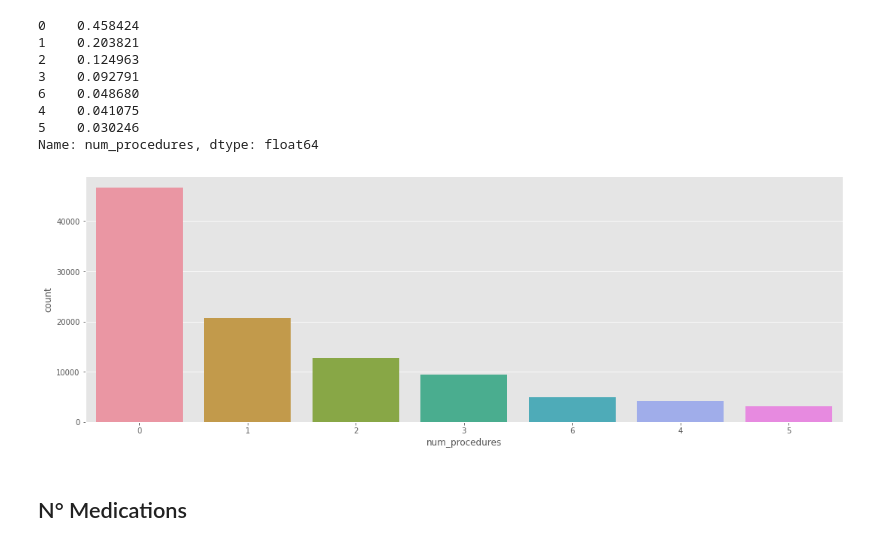
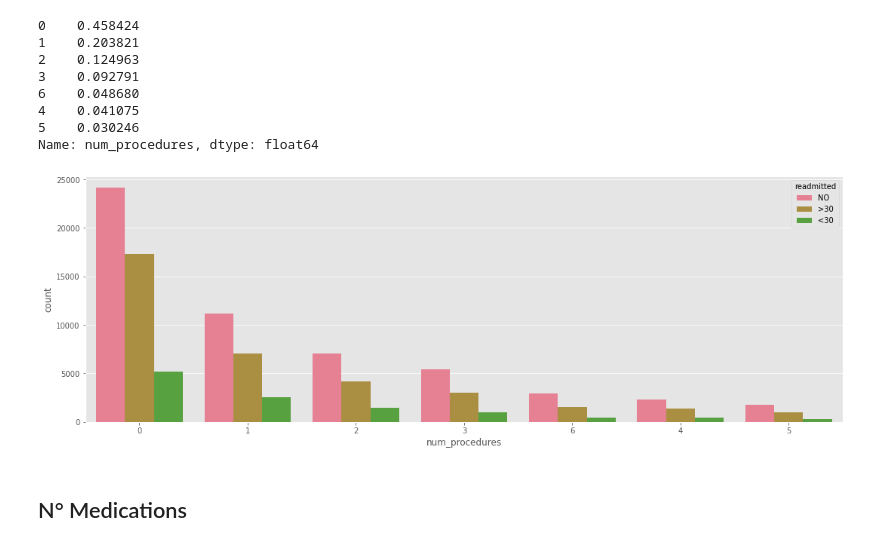
Before and after one commit to IgnacioNicolasAlvarez/Proyecto-Final-Rolling-Code-DS-2020, a Jupyter notebook: notebook.ipynb, the cells around one changed output. Saved outputs shown, nothing was run; the diff lists cells and outputs as text; code cells hidden in the pictures.

```diff
--- a/notebook.ipynb
+++ b/notebook.ipynb
@@ -211,6 +214,9 @@ display(df_raw['weight'].value_counts(normalize=True))
 Name: weight, dtype: float64
 # %%
 columnas_dropear.append('weight')
+# %%
+df_raw['tiene_weight'] = df_raw['weight'].notnull().astype('int')
+columnas_cat.append('tiene_weight')
 # %% [markdown]
 ## Admission type id
 # %%
@@ -350,5 +361,7 @@ sns.countplot(x=df_raw['payer_code'],
 # %%
 columnas_cat.append('payer_code')
+# %%
+df_raw['payer_code'] = df_raw['payer_code'].fillna('UNK')
 # %% [markdown]
 ## Medical Specialty
 # %%
@@ -377,3 +390,11 @@ columnas_dropear.append('medical_specialty')
+# %%
+df_raw['medical_specialty']=df_raw['medical_specialty'].fillna('UNK')
+# %%
+top_10=['UNK','InternalMedicine',
+        'Emergency/Trauma','Family/GeneralPractice','Cardiology','Surgery-General',
+        'Nephrology','Orthopedics','Orthopedics-Reconstructive','Radiologist']
+
+df_raw.loc[~df_raw['medical_specialty'].isin(top_10), 'medical_specialty'] = 'Other'
 # %% [markdown]
 ## N° Lab Procedures
 # %%
@@ -405,9 +426,10 @@ display(df_raw['num_procedures'].value_counts(normalize=True))
 Name: num_procedures, dtype: float64
 # %%
 sns.countplot(x=df_raw['num_procedures'],
-              order = df_raw['num_procedures'].value_counts().index);
+              order = df_raw['num_procedures'].value_counts().index,
+              hue=df_raw['readmitted']);
 # %% [output]
-[figure, old version]
+[figure, new version]
 # %%
 columnas_cat.append('num_procedures')
 # %% [markdown]
```
Also changed, not shown: parts of 97 cells of this notebook.
